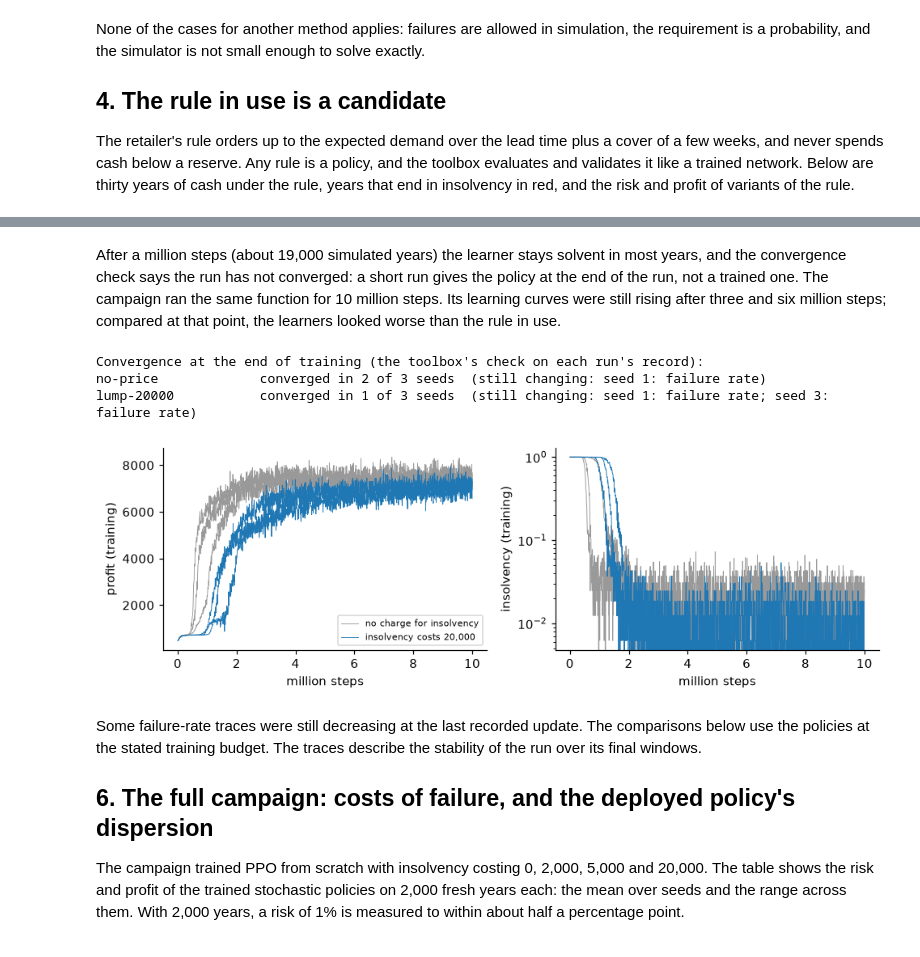
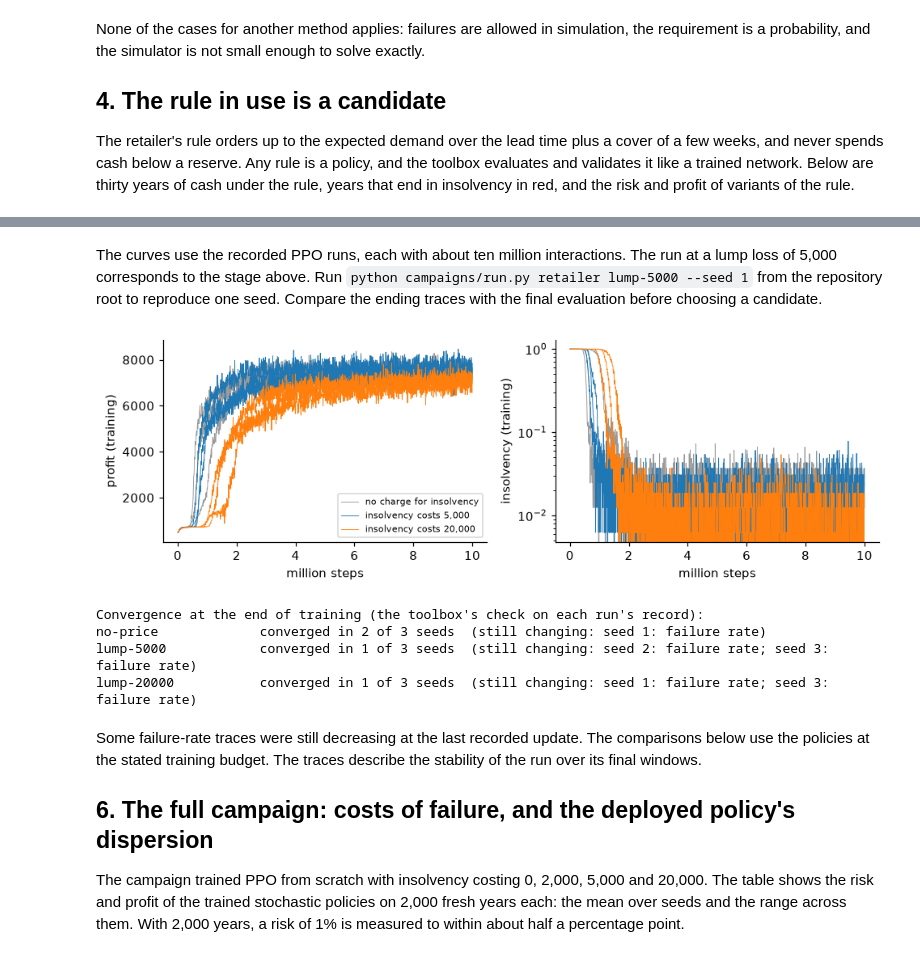
Before and after one commit to pma-papers/barrierpg, a Jupyter notebook: notebooks/02_retailer_cash.ipynb, the cells around one changed output, grey strips where cells are left out. Drawn from its saved outputs; the diff is of its cells as text; code cells hidden in the pictures.

```diff
--- a/notebooks/02_retailer_cash.ipynb
+++ b/notebooks/02_retailer_cash.ipynb
@@ -327,25 +310,26 @@ after 1 million steps: insolvency 4.50%, profit 4696
-# %% [markdown]
-After a million steps (about 19,000 simulated years) the learner stays solvent in most years, and the convergence
-check says the run has not converged: a short run gives the policy at the end of the run, not a trained one. The campaign ran the same function for 10 million steps. Its learning curves were still rising after
-three and six million steps; compared at that point, the learners looked worse than the rule in use.
+# %% [markdown]
+The curves use the recorded PPO runs, each with about ten million interactions. The run at a lump loss of 5,000
+corresponds to the stage above. Run `python campaigns/run.py retailer lump-5000 --seed 1` from the repository
+root to reproduce one seed. Compare the ending traces with the final evaluation before choosing a candidate.
 # %%
 fig, ax = plt.subplots(1, 2, figsize=(9, 3))
-for cfg, col in (("no-price", "0.6"), ("lump-20000", "C0")):
+for cfg, col in (("no-price", "0.6"), ("lump-5000", "C0"), ("lump-20000", "C1")):
     for r in camp.records(cfg):
         st = np.array([t["steps"] for t in r["monitor"]]) / 1e6
         ax[0].plot(st, [t["U"] for t in r["monitor"]], color=col, lw=0.6, label=r["note"] if r["seed"] == 1 else None)
         ax[1].plot(st, [t["failure_rate"] for t in r["monitor"]], color=col, lw=0.6)
 ax[0].set_ylabel("profit (training)"); ax[1].set_ylabel("insolvency (training)"); ax[1].set_yscale("log")
 for x in ax: x.set_xlabel("million steps")
 ax[0].legend(fontsize=7); plt.tight_layout(); plt.show()
 
 print("Convergence at the end of training (the toolbox's check on each run's record):")
-print(camp.convergence_table(["no-price", "lump-20000"]))
+print(camp.convergence_table(["no-price", "lump-5000", "lump-20000"]))
 # %% [output]
+[figure, new version]
 Convergence at the end of training (the toolbox's check on each run's record):
 no-price             converged in 2 of 3 seeds  (still changing: seed 1: failure rate)
+lump-5000            converged in 1 of 3 seeds  (still changing: seed 2: failure rate; seed 3: failure rate)
 lump-20000           converged in 1 of 3 seeds  (still changing: seed 1: failure rate; seed 3: failure rate)
-[figure, old version]
 # %% [markdown]
 Some failure-rate traces were still decreasing at the last recorded update. The comparisons below use the policies at the stated training budget. The traces describe the stability of the run over its final windows.
 
```
Also changed, not shown: parts of 9 cells of this notebook, 7 other files.
